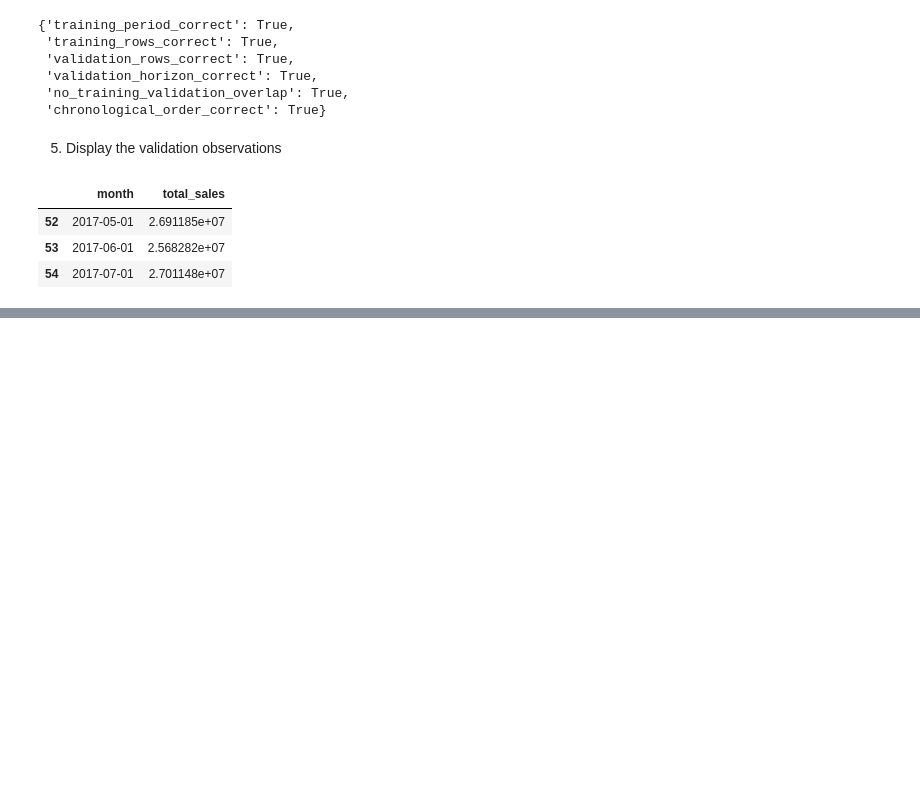
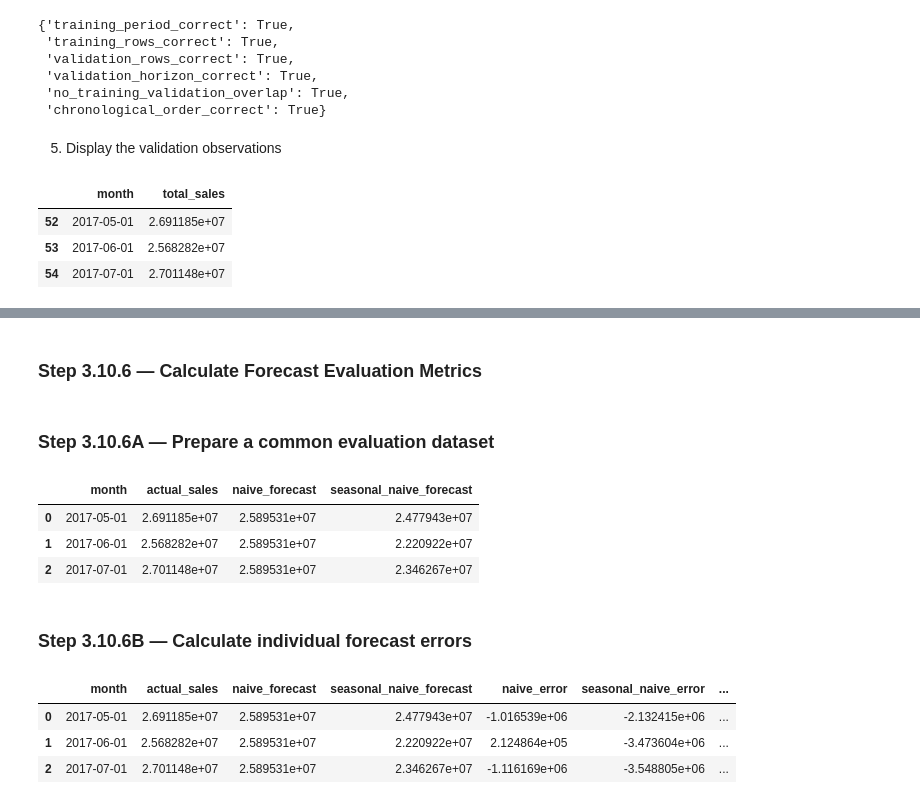
Before and after one commit to Abu-Hozaifa-Retail-Analyst/retail-sales-forecasting, a Jupyter notebook: notebooks/01_data_quality/02_initial_data_profiling.ipynb, the cells around one changed output, grey strips where cells are left out. Saved outputs shown, nothing was run; the diff lists cells and outputs as text; code cells hidden in the pictures; blank space fills up the shorter version.

Commit message:
feat: evaluate baseline retail sales forecasts

```diff
--- a/notebooks/01_data_quality/02_initial_data_profiling.ipynb
+++ b/notebooks/01_data_quality/02_initial_data_profiling.ipynb
@@ -8415,0 +8594,6 @@ validation_data[
+# %%
+naive_forecast = naive_forecast.reset_index(drop=True)
+
+seasonal_naive_forecast = (
+    seasonal_naive_forecast.reset_index(drop=True)
+)
@@ -8415,0 +8645,52 @@ validation_data[
+# %% [markdown]
+### Step 3.10.6 — Calculate Forecast Evaluation Metrics
+# %% [markdown]
+### Step 3.10.6A — Prepare a common evaluation dataset
+# %%
+forecast_comparison = (
+    naive_forecast[
+        ["month", "actual_sales", "naive_forecast"]
+    ]
+    .merge(
+        seasonal_naive_forecast[
+            ["month", "seasonal_naive_forecast"]
+        ],
+        on="month",
+        how="inner",
+        validate="one_to_one"
+    )
+)
+
+forecast_comparison
+# %% [output]
+|  | month | actual_sales | naive_forecast | seasonal_naive_forecast |
+| 0 | 2017-05-01 | 2.691185e+07 | 2.589531e+07 | 2.477943e+07 |
+| 1 | 2017-06-01 | 2.568282e+07 | 2.589531e+07 | 2.220922e+07 |
+| 2 | 2017-07-01 | 2.701148e+07 | 2.589531e+07 | 2.346267e+07 |
+# %% [markdown]
+### Step 3.10.6B — Calculate individual forecast errors
+# %%
+forecast_comparison["naive_error"] = (
+    forecast_comparison["naive_forecast"]
+    - forecast_comparison["actual_sales"]
+)
+
+forecast_comparison["seasonal_naive_error"] = (
+    forecast_comparison["seasonal_naive_forecast"]
+    - forecast_comparison["actual_sales"]
+)
+
+forecast_comparison["naive_absolute_error"] = (
+    forecast_comparison["naive_error"].abs()
+)
+
+forecast_comparison["seasonal_naive_absolute_error"] = (
+    forecast_comparison["seasonal_naive_error"].abs()
+)
+
+forecast_comparison
+# %% [output]
+|  | month | actual_sales | naive_forecast | seasonal_naive_forecast | naive_error | seasonal_naive_error | ... |
+| 0 | 2017-05-01 | 2.691185e+07 | 2.589531e+07 | 2.477943e+07 | -1.016539e+06 | -2.132415e+06 | ... |
+| 1 | 2017-06-01 | 2.568282e+07 | 2.589531e+07 | 2.220922e+07 | 2.124864e+05 | -3.473604e+06 | ... |
+| 2 | 2017-07-01 | 2.701148e+07 | 2.589531e+07 | 2.346267e+07 | -1.116169e+06 | -3.548805e+06 | ... |
```
Also changed, not shown: parts of 18 cells of this notebook, 1 other file.
